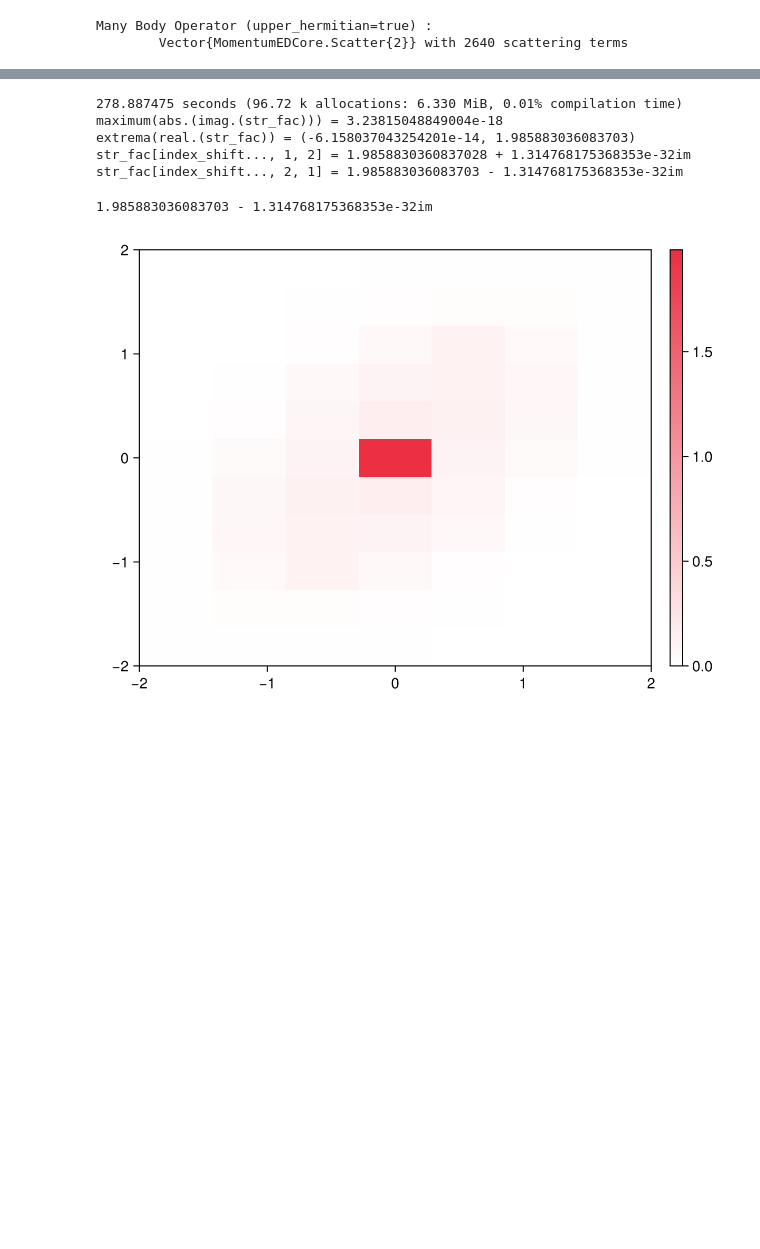
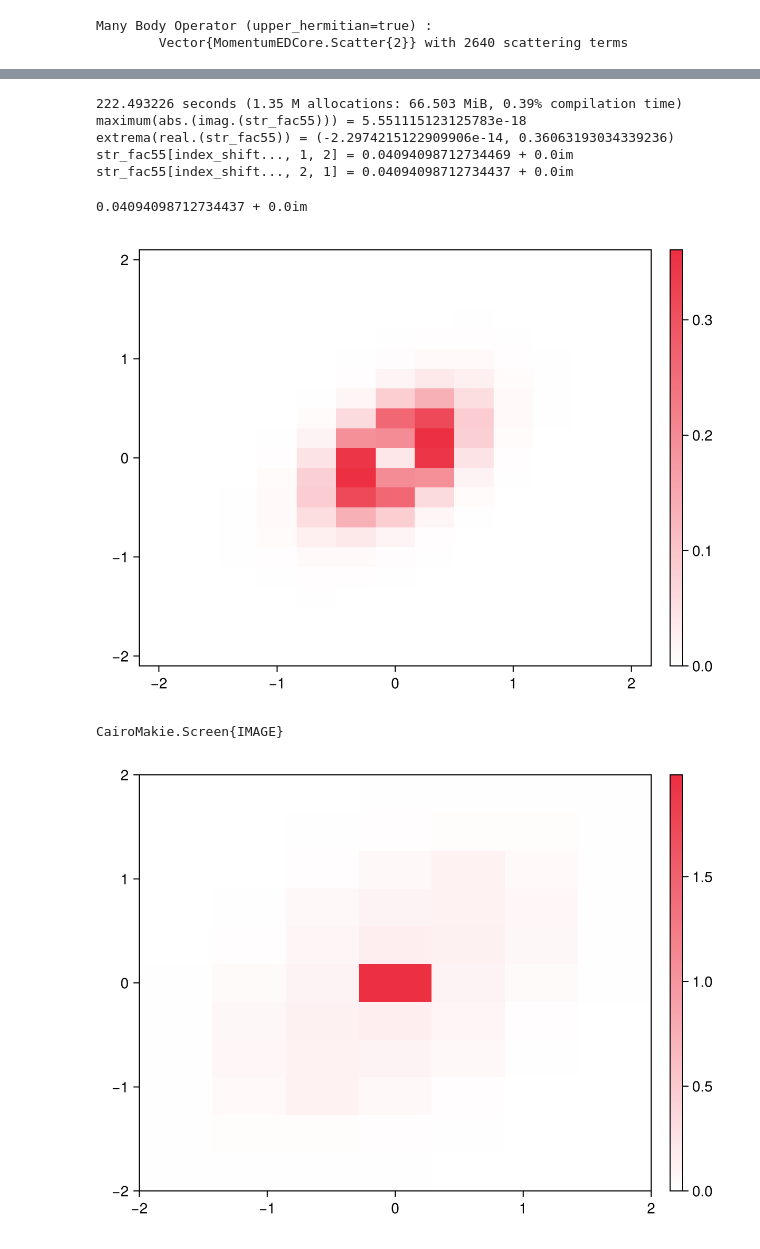
Before and after one commit to Zou-Bo/MomentumED.jl, a Jupyter notebook: landau level torus/continous symmetry breaking/2. LL_exciton_condensate.ipynb, the cells around one changed output, grey strips where cells are left out. Drawn from its saved outputs; the diff is of its cells as text; code cells hidden in the pictures; blank space fills up the shorter version.

```diff
--- a/landau level torus/continous symmetry breaking/2. LL_exciton_condensate.ipynb
+++ b/landau level torus/continous symmetry breaking/2. LL_exciton_condensate.ipynb
@@ -319,14 +337,29 @@ total momentum: 0  0
 # %%
-@time str_fac = structure_factor_expectation(vectors[1][1]);
-@show maximum(abs.(imag.(str_fac)))
-@show extrema(real.(str_fac))
-@show str_fac[index_shift..., 1,2]
-@show str_fac[index_shift..., 2,1]
+@time str_fac55 = structure_factor_expectation(vectors55[1][1]);
+@show maximum(abs.(imag.(str_fac55)))
+@show extrema(real.(str_fac55))
+@show str_fac55[index_shift..., 1,2]
+@show str_fac55[index_shift..., 2,1]
 # %% [output]
-278.887475 seconds (96.72 k allocations: 6.330 MiB, 0.01% compilation time)
-maximum(abs.(imag.(str_fac))) = 3.23815048849004e-18
-extrema(real.(str_fac)) = (-6.158037043254201e-14, 1.985883036083703)
-str_fac[index_shift..., 1, 2] = 1.9858830360837028 + 1.314768175368353e-32im
-str_fac[index_shift..., 2, 1] = 1.985883036083703 - 1.314768175368353e-32im
+222.493226 seconds (1.35 M allocations: 66.503 MiB, 0.39% compilation time)
+maximum(abs.(imag.(str_fac55))) = 5.551115123125783e-18
+extrema(real.(str_fac55)) = (-2.2974215122909906e-14, 0.36063193034339236)
+str_fac55[index_shift..., 1, 2] = 0.04094098712734469 + 0.0im
+str_fac55[index_shift..., 2, 1] = 0.04094098712734437 + 0.0im
-1.985883036083703 - 1.314768175368353e-32im
+0.04094098712734437 + 0.0im
+# %%
+let structure_factor = str_fac55, layer = (1,2)
+    fig = Figure();
+    ax = Axis(fig[1,1])
+    hm = heatmap!(ax, (-2Gk[1]:2Gk[1])./Gk[1], (-2Gk[2]:2Gk[2])./Gk[2],
+        real.(structure_factor[:,:,layer...]);
+        colorrange = (0.0, maximum(real.(structure_factor[:,:,layer...]))),
+        colormap = range(Makie.Colors.colorant"white", stop=Makie.Colors.colorant"#ec2f41", length=15)
+    )
+    Colorbar(fig[1, 2], hm)
+    display(fig)
+end
+# %% [output]
+[figure, added]
+CairoMakie.Screen{IMAGE}
 # %%
```
Also changed, not shown: parts of 13 cells of this notebook, 18 other files.
